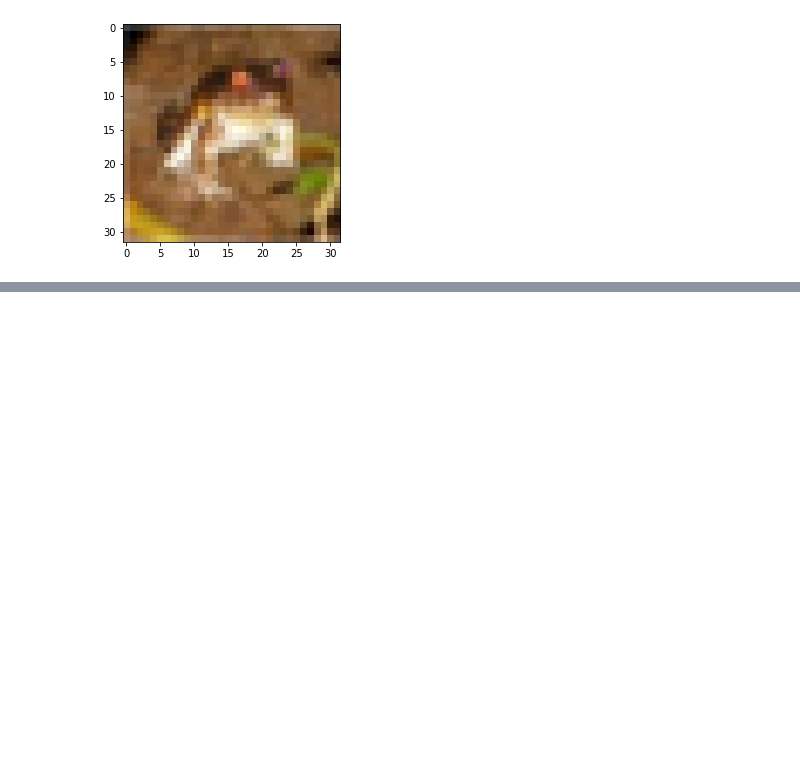
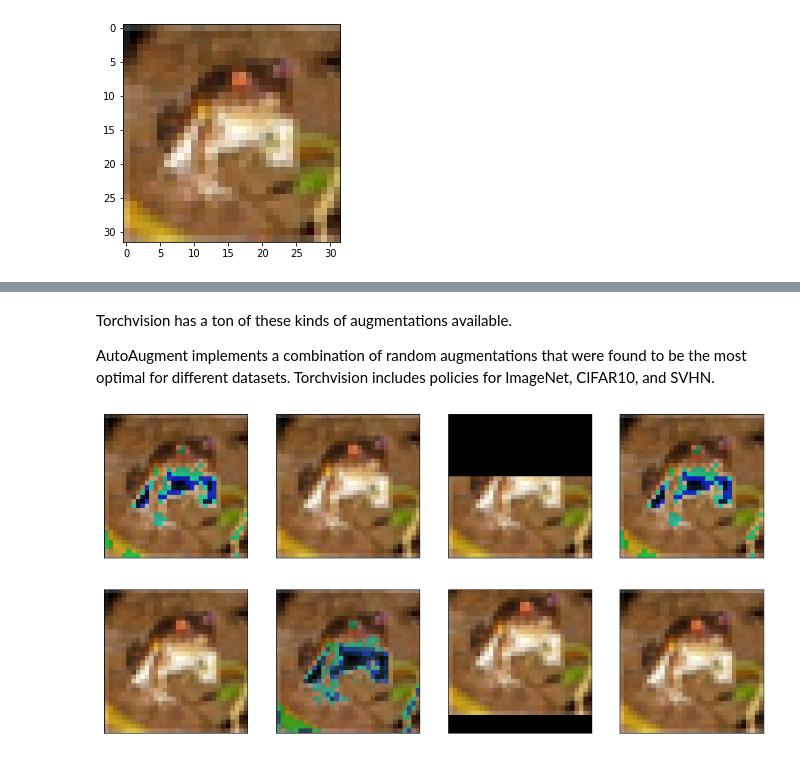
Before and after one commit to tjwhitaker/thewhiteacre, a Jupyter notebook: src/notebooks/data-augmentation.ipynb, the cells around one changed output, grey strips where cells are left out. Cells and saved outputs as stored; diff of their text form; code cells hidden in the pictures; blank space fills up the shorter version.

```diff
--- a/src/notebooks/data-augmentation.ipynb
+++ b/src/notebooks/data-augmentation.ipynb
@@ -26,0 +87,11 @@ plt.imshow(train[0][0])
+# %% [markdown]
+Torchvision has a ton of these kinds of augmentations available.
+
+AutoAugment implements a combination of random augmentations that were found to be the most optimal for different datasets. Torchvision includes policies for ImageNet, CIFAR10, and SVHN.
+# %%
+policy = torchvision.transforms.AutoAugmentPolicy.CIFAR10
+transforms = torchvision.transforms.AutoAugment(policy)
+
+plot_samples(img, transforms, 2, 4)
+# %% [output]
+[figure, added]
```
Also changed, not shown: parts of 7 cells of this notebook, 14 other files.
